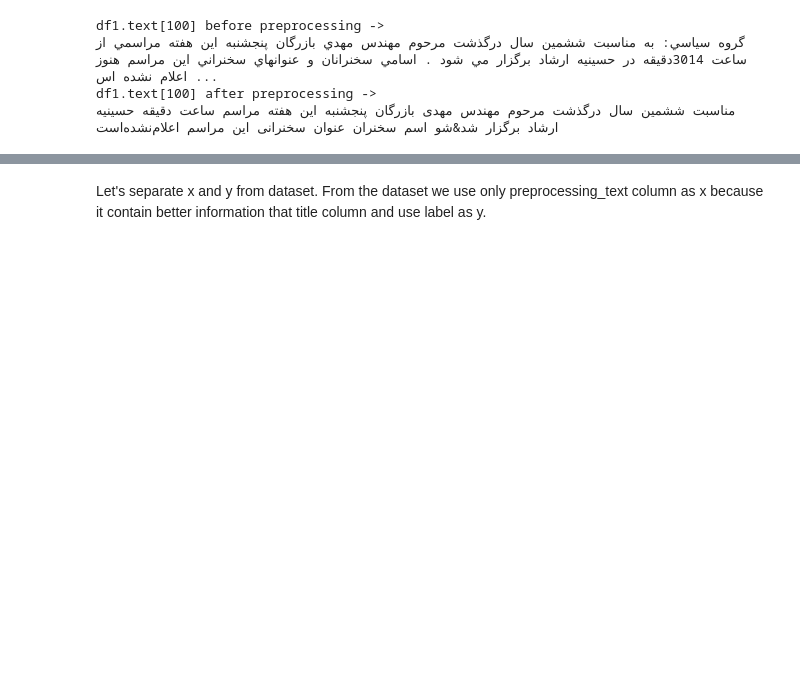
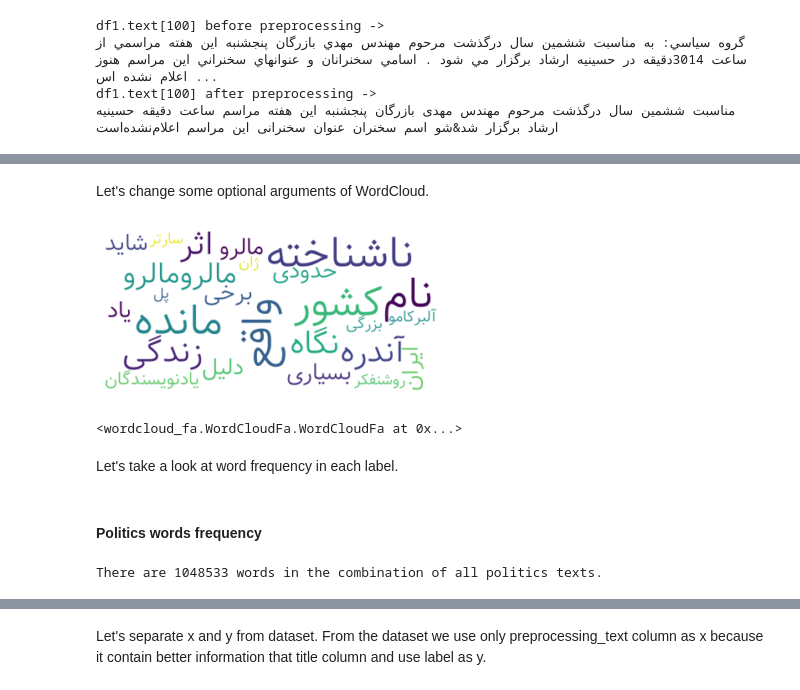
Before and after one commit to ZahraDehghani99/AI-Internship, a Jupyter notebook: Phase05_NLP_With_Neural_Networks/Phase05_NLP_With_Neural_Networks.ipynb, the cells around one changed output, grey strips where cells are left out. Saved outputs shown, nothing was run; the diff lists cells and outputs as text; code cells hidden in the pictures; blank space fills up the shorter version.

```diff
--- a/Phase05_NLP_With_Neural_Networks/Phase05_NLP_With_Neural_Networks.ipynb
+++ b/Phase05_NLP_With_Neural_Networks/Phase05_NLP_With_Neural_Networks.ipynb
@@ -793,0 +869,19 @@ df1.text[100] after preprocessing ->
+# %% [markdown]
+Let's change some optional arguments of WordCloud.
+# %%
+wordcloud = WordCloudFa(max_font_size=50, max_words=100, background_color="white").generate(text)
+plt.figure()
+plt.imshow(wordcloud, interpolation="bilinear")
+plt.axis("off")
+plt.show()
+# %% [output]
+[figure, added]
+# %%
+# save the image in the img folder
+wordcloud.to_file('/content/drive/MyDrive/AI-Internship/first_text.png')
+# %% [output]
+<wordcloud_fa.WordCloudFa.WordCloudFa at 0x...>
+# %% [markdown]
+Let's take a look at word frequency in each label.
+# %% [markdown]
+#### Politics words frequency
@@ -793,0 +892,4 @@ df1.text[100] after preprocessing ->
+# %%
+print ("There are {} words in the combination of all politics texts.".format(len(text_politics)))
+# %% [output]
+There are 1048533 words in the combination of all politics texts.
```
Also changed, not shown: parts of 30 cells of this notebook.
